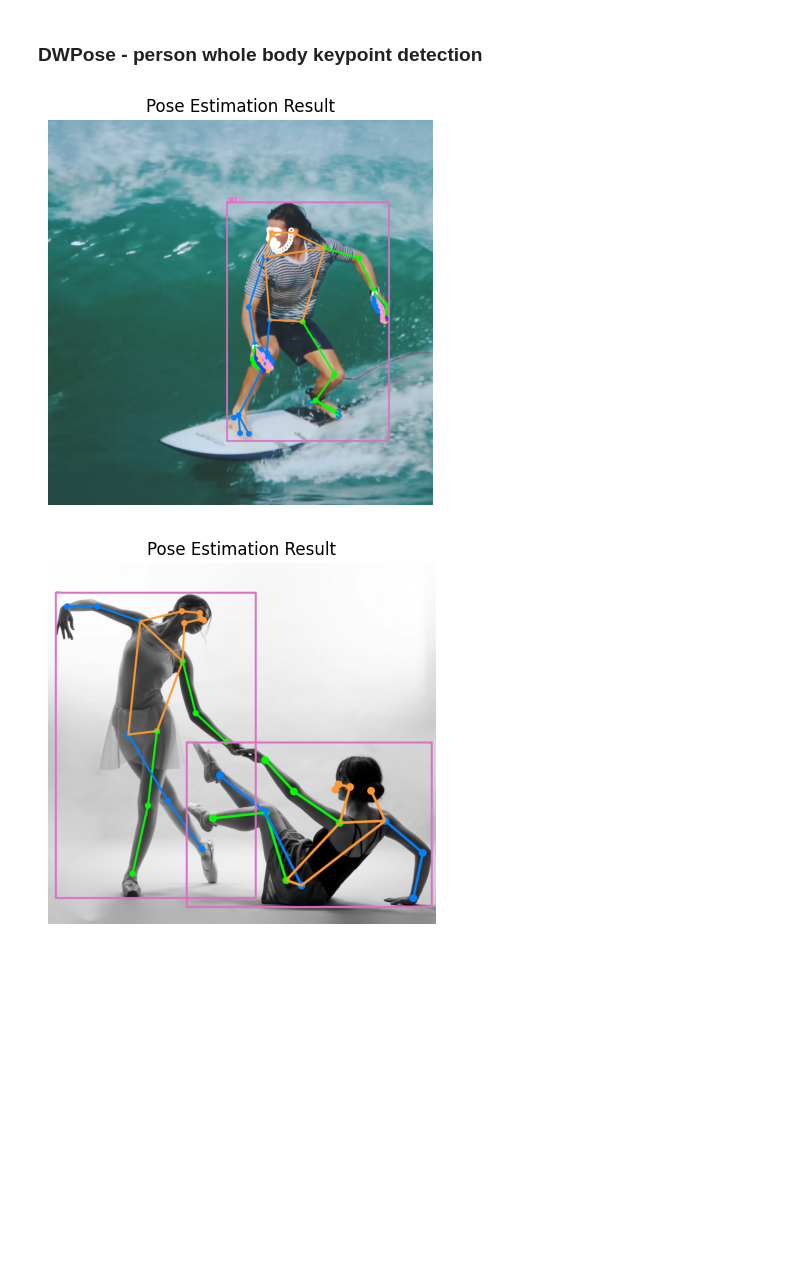
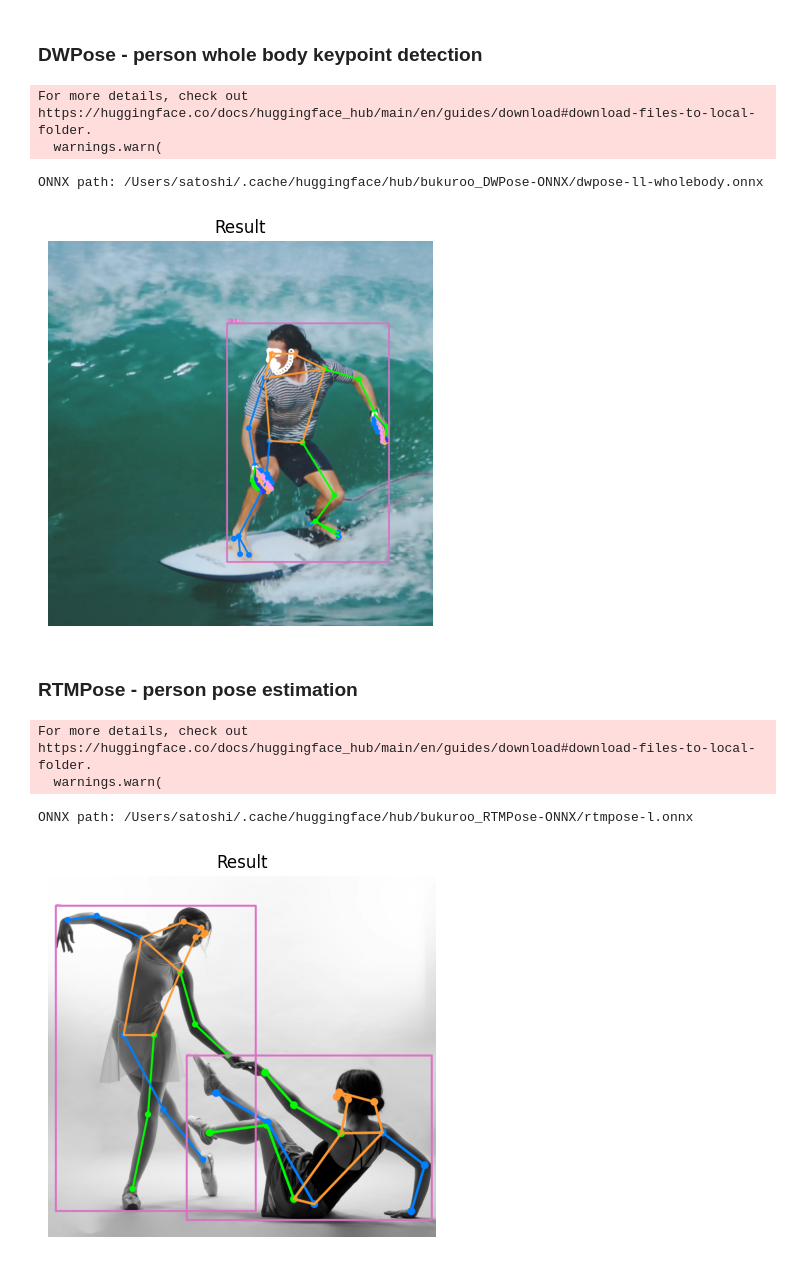
Before and after one commit to nomusanma/ezonnx-copy, a Jupyter notebook: examples/object_detection.ipynb, the cells around one changed output. Drawn from its saved outputs; the diff is of its cells as text; code cells hidden in the pictures; blank space fills up the shorter version.

```diff
--- a/examples/object_detection.ipynb
+++ b/examples/object_detection.ipynb
@@ -23,15 +23,23 @@ visualize_images("Detection Result",ret.visualized_img)
 ### DWPose - person whole body keypoint detection
 # %%
 from ezonnx import DWPose,visualize_images
-pose = DWPose() # default detector is RTMDet
+pose = DWPose()
 result = pose("images/surf.jpg")
-visualize_images("Pose Estimation Result",result.visualized_img)
+visualize_images("Result",result.visualized_img)
 # %% [output]
+For more details, check out https://huggingface.co/docs/huggingface_hub/main/en/guides/download#download-files-to-local-folder.
+  warnings.warn(
+ONNX path: /Users/satoshi/.cache/huggingface/hub/bukuroo_DWPose-ONNX/dwpose-ll-wholebody.onnx
-[figure, old version]
+[figure, new version]
+# %% [markdown]
+### RTMPose - person pose estimation
 # %%
 from ezonnx import RTMPose,visualize_images
-pose = RTMPose("m") # default detector is RTMDet
+pose = RTMPose("l")
 result = pose("images/multi_person.jpg")
-visualize_images("Pose Estimation Result",result.visualized_img)
+visualize_images("Result",result.visualized_img)
 # %% [output]
+For more details, check out https://huggingface.co/docs/huggingface_hub/main/en/guides/download#download-files-to-local-folder.
+  warnings.warn(
+ONNX path: /Users/satoshi/.cache/huggingface/hub/bukuroo_RTMPose-ONNX/rtmpose-l.onnx
-[figure, old version]
+[figure, new version]
```
Also changed, not shown: parts of 6 cells of this notebook, 13 other files.
